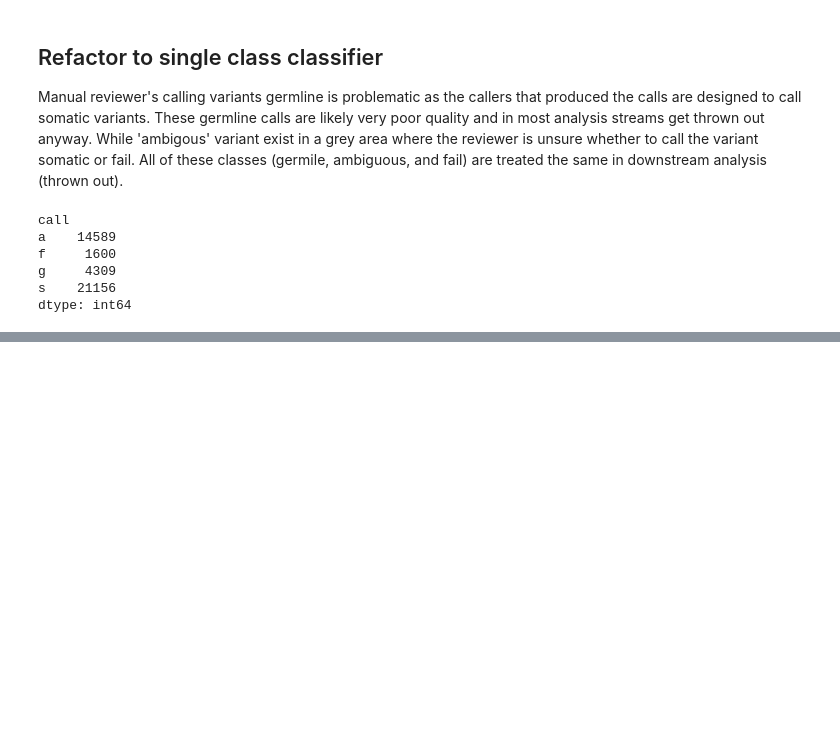
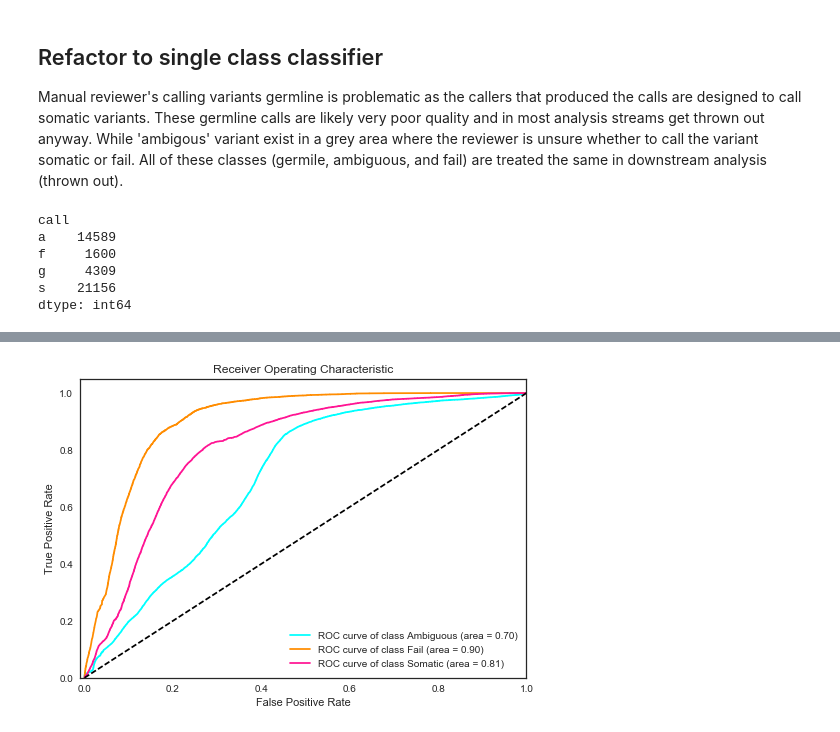
Before and after one commit to griffithlab/DeepSVR, a Jupyter notebook: notebooks/Logistic regression classifier.ipynb, the cells around one changed output, grey strips where cells are left out. Saved outputs shown, nothing was run; the diff lists cells and outputs as text; code cells hidden in the pictures; blank space fills up the shorter version.

```diff
--- a/notebooks/Logistic regression classifier.ipynb
+++ b/notebooks/Logistic regression classifier.ipynb
@@ -268,0 +231,3 @@ confidence intervals +-:  [ 0.00206313  0.00359279  0.00426572  0.0048848   0.00
+# %%
+three_class = training_data.replace('g', 'f')
+three_class.call.value_counts()
@@ -268,0 +239,5 @@ confidence intervals +-:  [ 0.00206313  0.00359279  0.00426572  0.0048848   0.00
+# %%
+# Get Labels
+Y = pd.get_dummies(three_class.call).astype(float).values
+# Get training data as numpy array
+X = training_data.drop(['call', 'binary_call'], axis=1).astype(float).values
@@ -268,0 +256,17 @@ confidence intervals +-:  [ 0.00206313  0.00359279  0.00426572  0.0048848   0.00
+# %%
+# define baseline model
+def baseline_model():
+    # create model
+    model = Sequential()
+    model.add(Dense(3, input_dim=71, kernel_initializer='normal', activation='sigmoid'))
+    # Compile model
+    model.compile(loss='categorical_crossentropy', optimizer='adam', metrics=['accuracy'])
+    return model
+# %%
+estimator = KerasClassifier(build_fn=baseline_model, epochs=700, batch_size=2000, verbose=1)
+kfold = KFold(n_splits=10, shuffle=True, random_state=seed)
+if not os.path.exists('../data/log_reg/threeclass_relu_probs.npy'):
+    probabilities = cross_val_predict(estimator, X, Y, cv=kfold, method='predict_proba')
+    np.save('../data/log_reg/threeclass_relu_probs.npy', probabilities)
+else:
+    probabilities = np.load('../data/log_reg/threeclass_relu_probs.npy')
@@ -268,0 +294,22 @@ confidence intervals +-:  [ 0.00206313  0.00359279  0.00426572  0.0048848   0.00
+# %%
+n_classes = Y.shape[1]
+class_lookup = {0: 'Ambiguous', 1: 'Fail', 2: 'Somatic'}
+fpr = dict()
+tpr = dict()
+roc_auc = dict()
+plt.title('Receiver Operating Characteristic')
+colors = cycle(['aqua', 'darkorange', 'deeppink', 'cornflowerblue'])
+for i, color in zip(range(n_classes), colors):
+    fpr[i], tpr[i], _ = metrics.roc_curve(Y[:, i], probabilities[:, i])
+    roc_auc[i] = metrics.auc(fpr[i], tpr[i])
+    plt.plot(fpr[i], tpr[i], color=color, label='ROC curve of class {0}'
+             ' (area = {1:0.2f})'.format(class_lookup[i], roc_auc[i]))
+plt.plot([0, 1], [0, 1], 'k--')
+plt.xlim([-0.01, 1.0])
+plt.ylim([0.0, 1.05])
+plt.xlabel('False Positive Rate')
+plt.ylabel('True Positive Rate')
+plt.legend(loc="lower right")
+plt.show()
+# %% [output]
+[figure, added]
```
Also changed, not shown: parts of 24 cells of this notebook, 13 other files.
